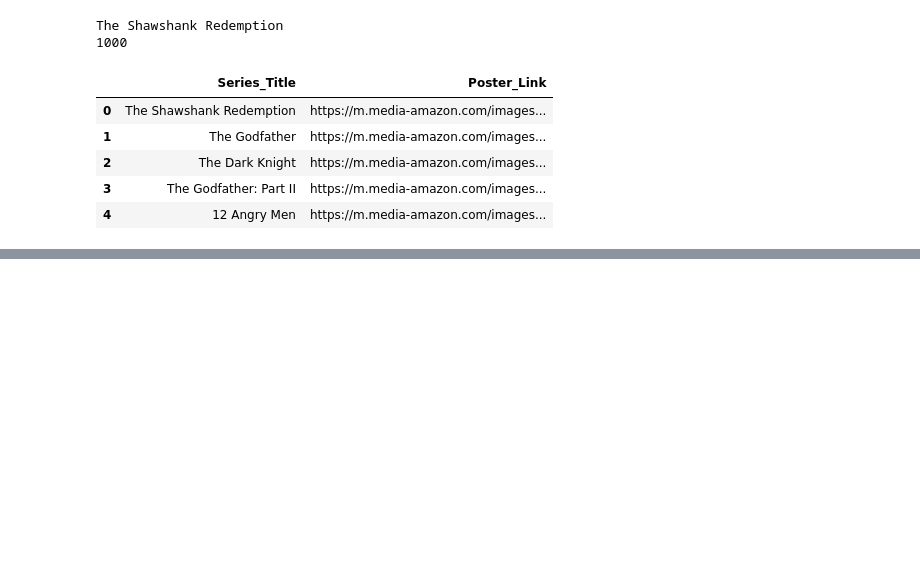
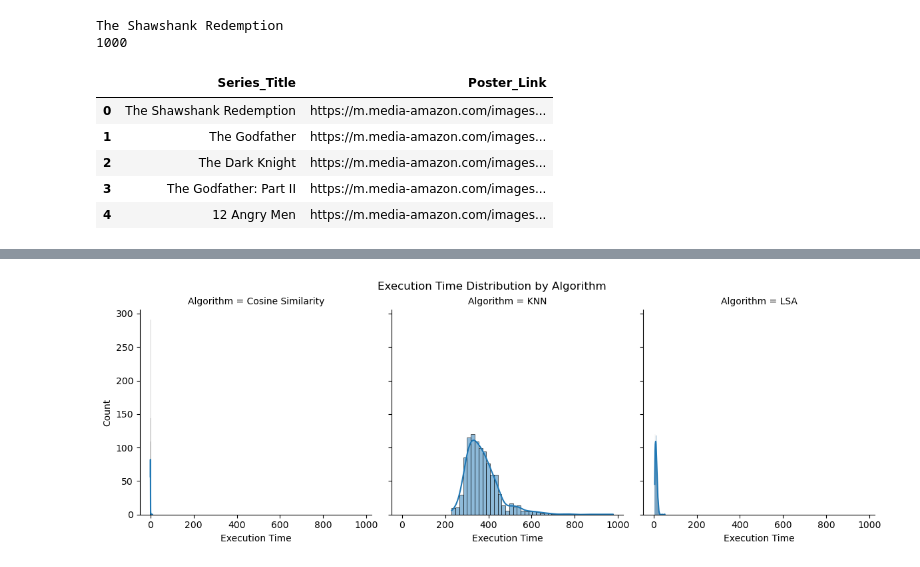
Before and after one commit to Chongaaaa/Python-AI, a Jupyter notebook: python_notebook/efficiency_plot.ipynb, the cells around one changed output, grey strips where cells are left out. Cells and saved outputs as stored; diff of their text form; code cells hidden in the pictures; blank space fills up the shorter version.

```diff
--- a/python_notebook/efficiency_plot.ipynb
+++ b/python_notebook/efficiency_plot.ipynb
@@ -189,0 +215,12 @@ plt.show()
+# %%
+# FacetGrid of Histogram
+g = sns.FacetGrid(data_melted, col="Algorithm", height=4, aspect=1)
+g.map(sns.histplot, "Execution Time", kde=True)
+
+# Add title
+plt.suptitle('Execution Time Distribution by Algorithm', y=1.02)
+
+# Show the plot
+plt.show()
+# %% [output]
+[figure, added]
```
Also changed, not shown: parts of 9 cells of this notebook, 5 other files.
